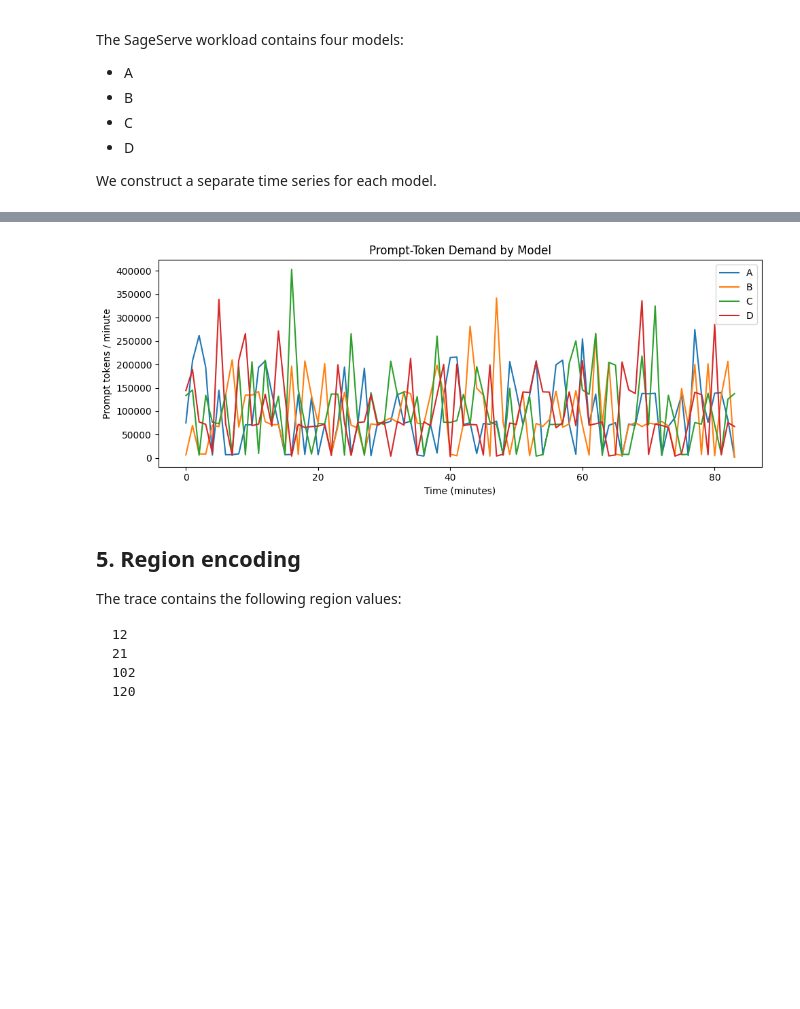
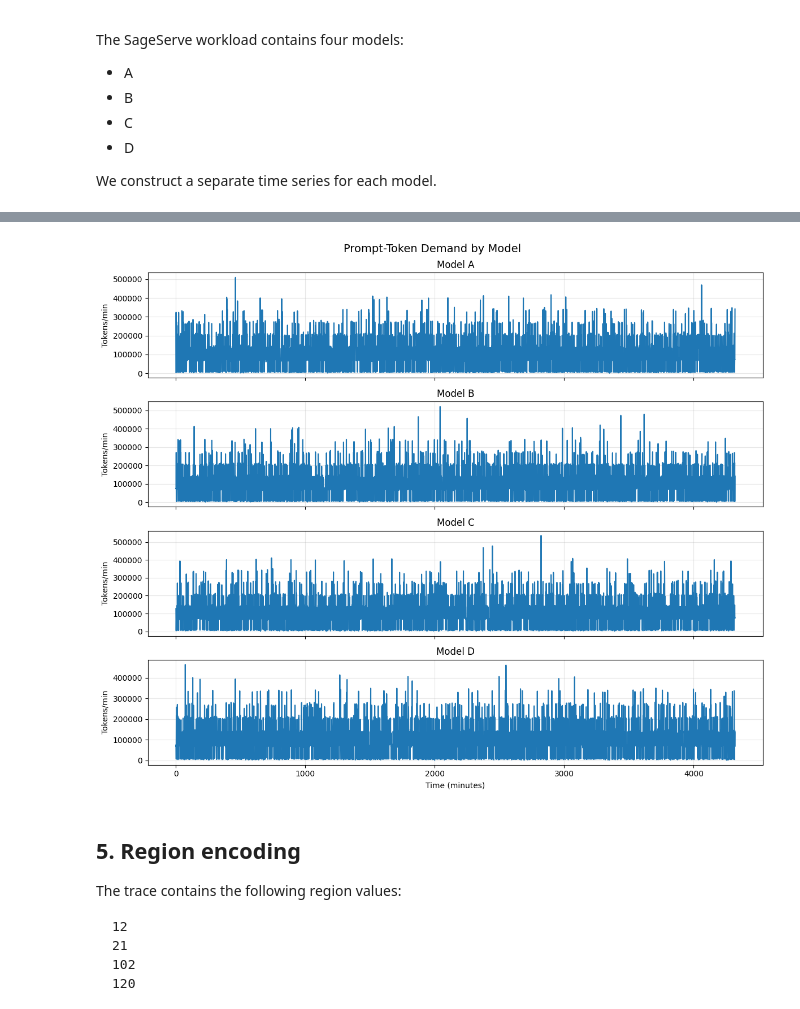
Before and after one commit to SreenathKarthick11/Sage-Serve, a Jupyter notebook: SageServe-original/my_notebooks/sageserve_forecast_preparation.ipynb, the cells around one changed output, grey strips where cells are left out. Cells and saved outputs as stored; diff of their text form; code cells hidden in the pictures; blank space fills up the shorter version.

```diff
--- a/SageServe-original/my_notebooks/sageserve_forecast_preparation.ipynb
+++ b/SageServe-original/my_notebooks/sageserve_forecast_preparation.ipynb
@@ -205,21 +205,22 @@ model_load.head()
 # %%
-plt.figure(figsize=(10, 4))
+fig, axes = plt.subplots(4, 1, figsize=(12, 10), sharex=True)
 
-for model in model_load.columns:
-    plt.plot(
+for ax, model in zip(axes, model_load.columns):
+    ax.plot(
         model_load.index,
-        model_load[model],
-        label=model
+        model_load[model]
     )
+    ax.set_ylabel("Tokens/min")
+    ax.set_title(f"Model {model}")
+    ax.grid(True, alpha=0.3)
 
-plt.xlabel("Time (minutes)")
-plt.ylabel("Prompt tokens / minute")
-plt.title("Prompt-Token Demand by Model")
-plt.legend()
+axes[-1].set_xlabel("Time (minutes)")
+
+plt.suptitle("Prompt-Token Demand by Model", fontsize=14)
 plt.tight_layout()
 plt.show()
 # %% [output]
-[figure, old version]
+[figure, new version]
 # %% [markdown]
 ## 5. Region encoding
 
```
Also changed, not shown: parts of 17 cells of this notebook, 4 other files.
